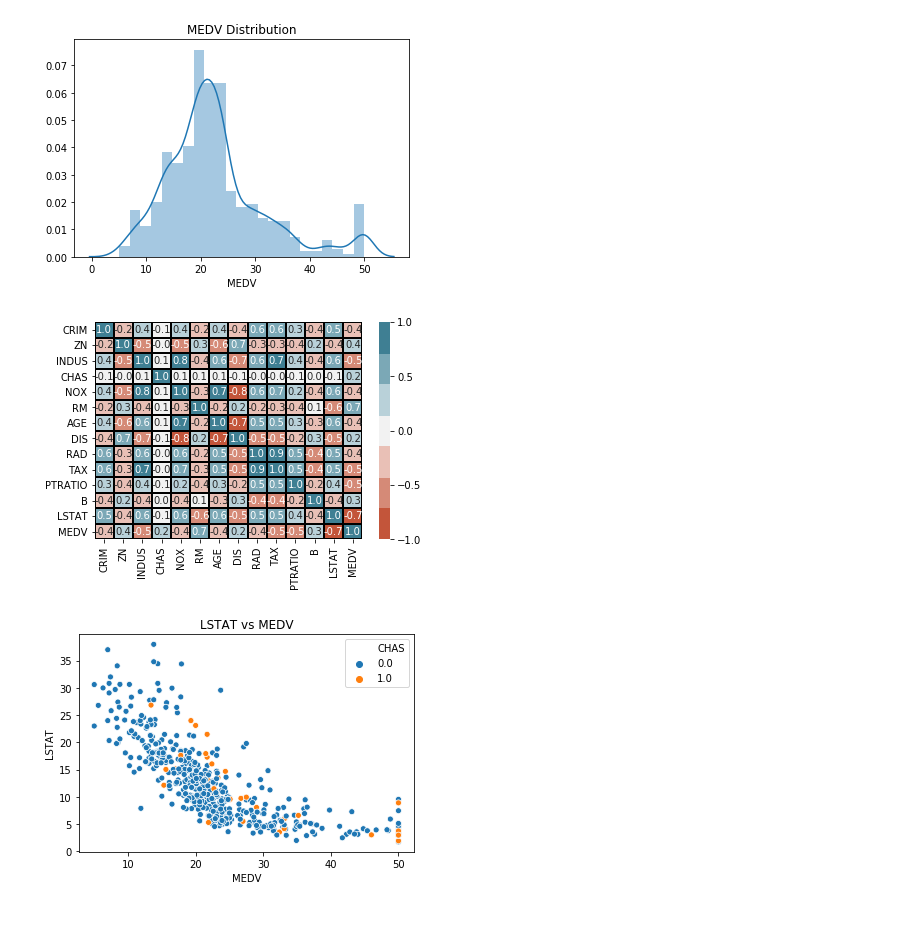
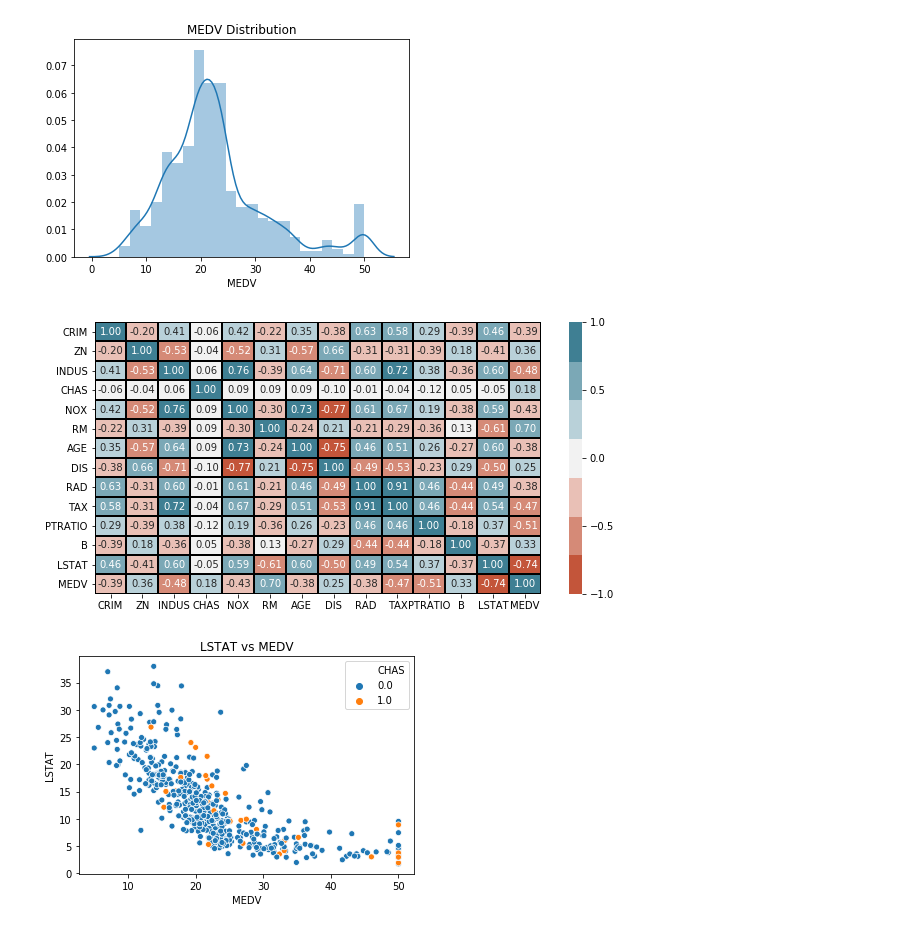
Before and after one commit to FerranDonoso/01-20-Boston-Dataset, a Jupyter notebook: Boston_House_Prices.ipynb, the cells around one changed output. Saved outputs shown, nothing was run; the diff lists cells and outputs as text; code cells hidden in the pictures.

```diff
--- a/Boston_House_Prices.ipynb
+++ b/Boston_House_Prices.ipynb
@@ -144,14 +147,15 @@ plt.show()
 # %%
 #correlation matrix
 corr = boston_df.corr()
-ax = sn.heatmap(corr, vmin = -1, vmax = 1, center = 0, cmap = sn.diverging_palette(20, 220, n = 7),
-                fmt = ".1f", linewidths = 1, linecolor = "black", annot = True,
+fig, HM = plt.subplots(figsize = (10,5))
+HM = sn.heatmap(corr, vmin = -1, vmax = 1, center = 0, cmap = sn.diverging_palette(20, 220, n = 7),
+                fmt = ".2f", linewidths = 1, linecolor = "black", annot = True,
                 cbar_kws = {"ticks" : [-1, -.5, 0, 0.5, 1]})
-bottom, top = ax.get_ylim()
-ax.set_ylim(bottom + 0.5, top - 0.5)
+bottom, top = HM.get_ylim()
+HM.set_ylim(bottom + 0.5, top - 0.5)
 plt.show()
 # %% [output]
-[figure, old version]
+[figure, new version]
 # %%
 #remove RAD and DIS
 X = X.drop(["RAD", "DIS"], axis = 1)
```
Also changed, not shown: parts of 16 cells of this notebook.
